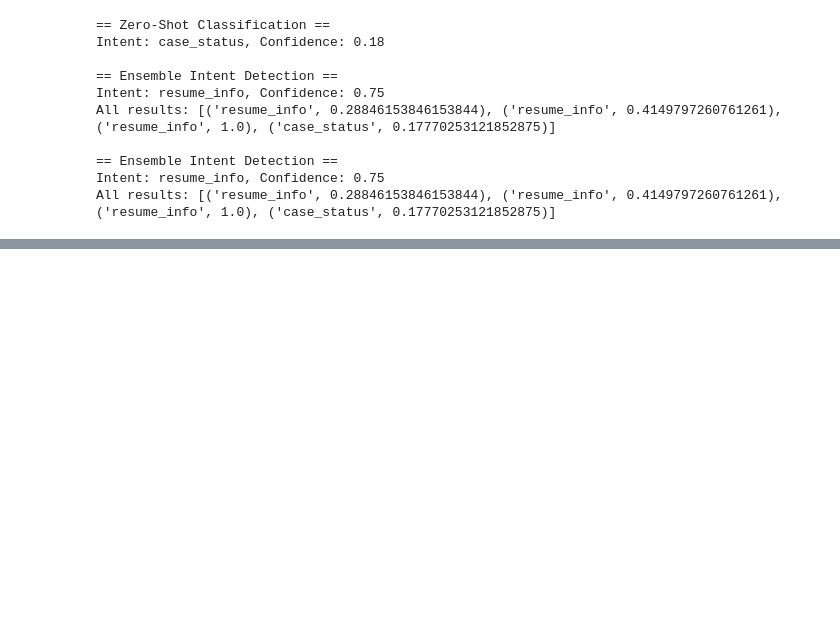
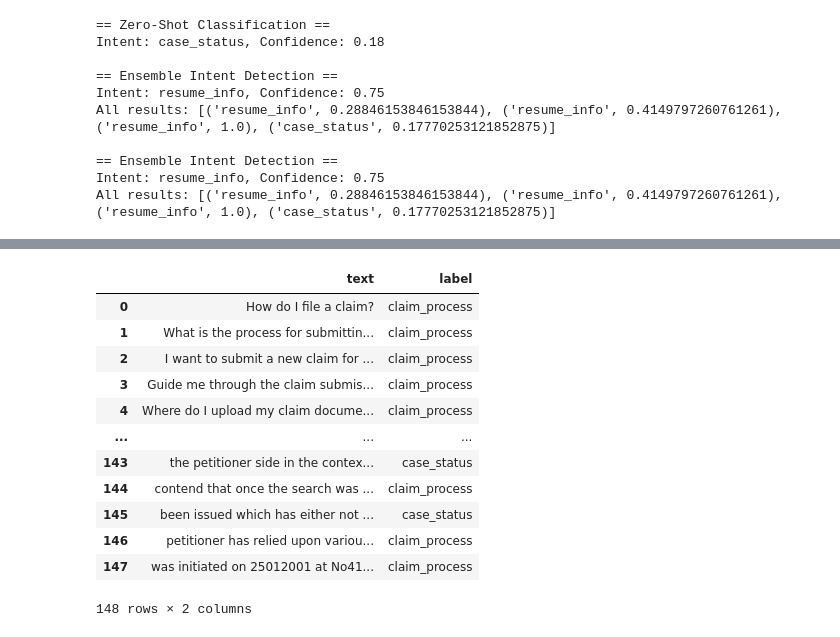
Before and after one commit to jyothikadevikarrimsetti/new-search-models, a Jupyter notebook: notebooks/test_metadata_extraction.ipynb, the cells around one changed output, grey strips where cells are left out. Cells and saved outputs as stored; diff of their text form; code cells hidden in the pictures; blank space fills up the shorter version.

Commit message:
intent detect checkpoint

```diff
--- a/notebooks/test_metadata_extraction.ipynb
+++ b/notebooks/test_metadata_extraction.ipynb
@@ -641,0 +649,36 @@ All results: [('resume_info', 0.28846153846153844), ('resume_info', 0.4149797260
+# %%
+import pandas as pd
+
+# Example labeled data for intent fine-tuning (expand with more real samples for best results)
+data = [
+    {"text": "How do I file a claim?", "label": "claim_process"},
+    {"text": "What is the process for submitting an insurance claim?", "label": "claim_process"},
+    {"text": "What is the current status of the case?", "label": "case_status"},
+    {"text": "Show me the progress of case number 511605.", "label": "case_status"},
+    {"text": "Can I get a copy of the case order?", "label": "document_request"},
+    {"text": "How do I request the judgment document?", "label": "document_request"},
+    {"text": "What skills are listed in the resume?", "label": "resume_info"},
+    {"text": "List the programming languages known by the applicant.", "label": "resume_info"},
+    {"text": "Who is the presiding judge for this case?", "label": "court_details"},
+    {"text": "Who are the parties involved in this case?", "label": "party_information"},
+    {"text": "When was the last hearing held?", "label": "hearing_information"},
+    {"text": "I have a technical issue with the system.", "label": "technical_support"},
+    {"text": "Give me a summary of the file.", "label": "general_info"},
+    {"text": "Tell me about this document.", "label": "general_info"},
+]
+df = pd.DataFrame(expanded_data)
+df
+# %% [output]
+|  | text | label |
+| 0 | How do I file a claim? | claim_process |
+| 1 | What is the process for submittin... | claim_process |
+| 2 | I want to submit a new claim for ... | claim_process |
+| 3 | Guide me through the claim submis... | claim_process |
+| 4 | Where do I upload my claim docume... | claim_process |
+| ... | ... | ... |
+| 143 | the petitioner side in the contex... | case_status |
+| 144 | contend that once the search was ... | claim_process |
+| 145 | been issued which has either not ... | case_status |
+| 146 | petitioner has relied upon variou... | claim_process |
+| 147 | was initiated on 25012001 at No41... | claim_process |
+148 rows × 2 columns
```
Also changed, not shown: parts of 12 cells of this notebook, 1 other file.
